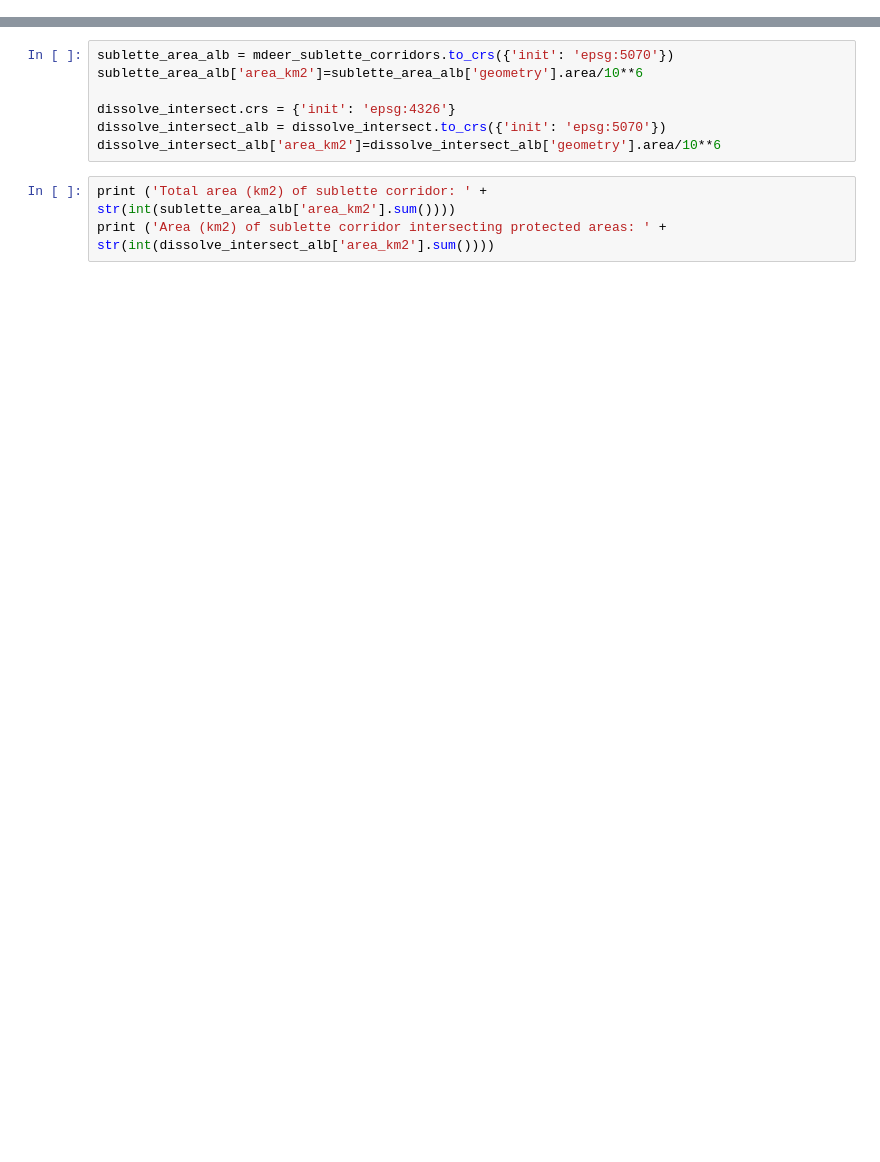
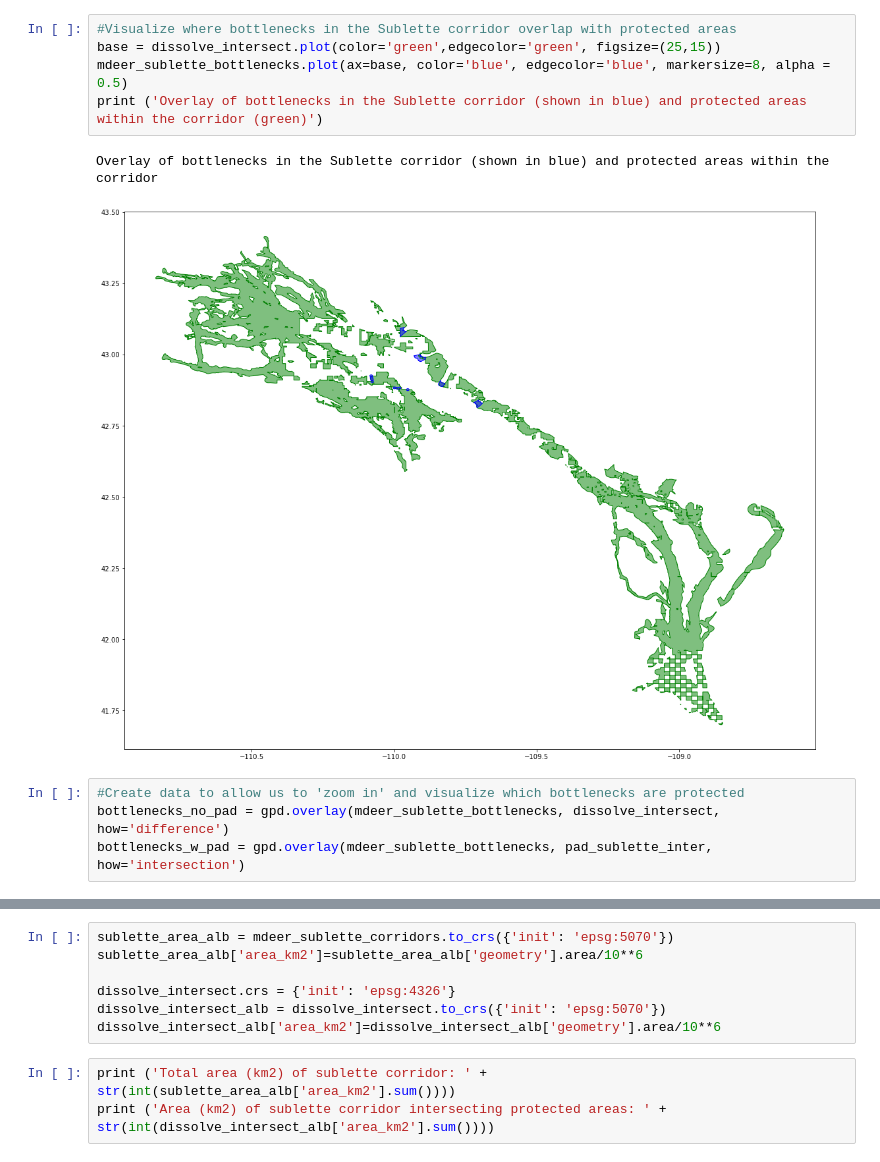
Before and after one commit to dwief-usgs/wlci-regional-to-national-exploratory-analyses, a Jupyter notebook: wlci-padus-corridor-exploration.ipynb, the cells around one changed output, grey strips where cells are left out. Drawn from its saved outputs; the diff is of its cells as text; blank space fills up the shorter version.

```diff
--- a/wlci-padus-corridor-exploration.ipynb
+++ b/wlci-padus-corridor-exploration.ipynb
@@ -141,0 +128,12 @@ bottlenecks protected in green, bottlenecks not protect in blue
+# %%
+#Visualize where bottlenecks in the Sublette corridor overlap with protected areas
+base = dissolve_intersect.plot(color='green',edgecolor='green', figsize=(25,15))
+mdeer_sublette_bottlenecks.plot(ax=base, color='blue', edgecolor='blue', markersize=8, alpha = 0.5)
+print ('Overlay of bottlenecks in the Sublette corridor (shown in blue) and protected areas within the corridor (green)')
+# %% [output]
+Overlay of bottlenecks in the Sublette corridor (shown in blue) and protected areas within the corridor
+[figure, added]
+# %%
+#Create data to allow us to 'zoom in' and visualize which bottlenecks are protected
+bottlenecks_no_pad = gpd.overlay(mdeer_sublette_bottlenecks, dissolve_intersect, how='difference')
+bottlenecks_w_pad = gpd.overlay(mdeer_sublette_bottlenecks, pad_sublette_inter, how='intersection')
```
Also changed, not shown: parts of 36 cells of this notebook.
